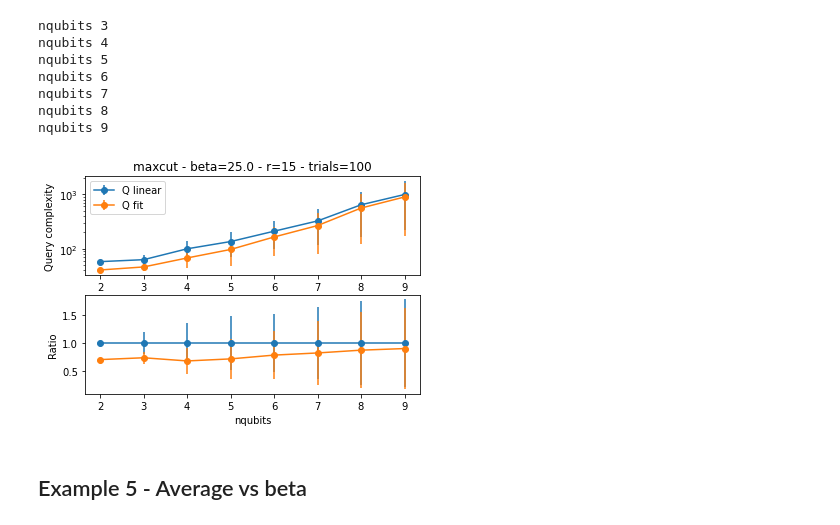
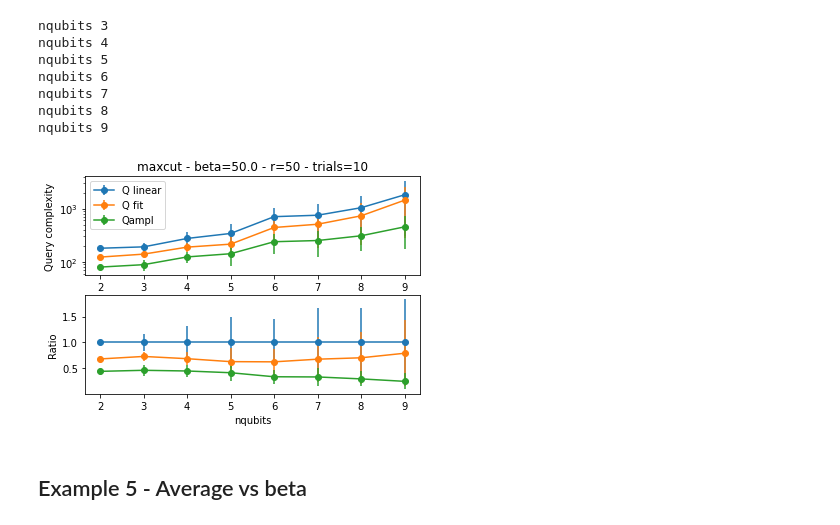
Before and after one commit to scarrazza/QITE, a Jupyter notebook: crosscheck.ipynb, the cells around one changed output. Drawn from its saved outputs; the diff is of its cells as text; code cells hidden in the pictures.

Commit message:
adding reference non-frag quite complexity

```diff
--- a/crosscheck.ipynb
+++ b/crosscheck.ipynb
@@ -85,6 +85,12 @@ class FragmentedQuITE:
     def reference_query(self):
         """Return linear query prediction."""
         return self.compute_query(params=None, schedule=lambda t, _: t)
+
+    def reference_query_no_fragmentation(self):
+        Zbeta = np.sum(np.exp(-beta*self.energy))
+        Psbeta = Zbeta * np.exp(beta*self.lmin) / 2**self.n
+        Q = np.sqrt(1/Psbeta) * self.query(beta, 1, self.eps)
+        return Q
 # %% [markdown]
 ## Example
 # %%
@@ -351,23 +357,25 @@ Cross-check: 73.69413618644278
 # %% [markdown]
 ## Example 4 - Average vs qubits
 # %%
-ntrials = 100
+ntrials = 10
 
 # setup
-r = 15
-beta = 25
+r = 50
+beta = 50
 
 qref = []
 qopt = []
+qampl = []
 
 for nqubits in range(2, 10):
     print('nqubits', nqubits)
     qref.append(np.zeros(ntrials))
     qopt.append(np.zeros(ntrials))
-
+    qampl.append(np.zeros(ntrials))
     for nt in range(ntrials):
         model = FragmentedQuITE(maxcut(nqubits, norm=40.0, random_graph=True), r, beta, Qu)
         reference = model.reference_query()
+        qampl_reference = model.reference_query_no_fragmentation()
 
         def myschedule(t, params):
             f = sum(p * t ** (i + 2) for i, p in enumerate(params))
@@ -380,6 +388,7 @@ for nqubits in range(2, 10):
                                         method='COBYLA', options={'maxiter':50000})
         qref[nqubits-2][nt] = reference
         qopt[nqubits-2][nt] = result
+        qampl[nqubits-2][nt] = qampl_reference
 # %% [output]
 nqubits 2
 nqubits 3
@@ -392,22 +401,26 @@ nqubits 9
 # %%
 fig, axs = plt.subplots(2)
 axs[0].set_title('maxcut - beta=%.1f - r=%d - trials=%d' % (beta, r, ntrials))
 axs[0].errorbar(range(2,10), np.mean(qref, axis=1),
              yerr=np.std(qref, axis=1), marker='o', label='Q linear')
-axs[0].errorbar(range(2,10), np.mean(qopt, axis=1),
-             yerr=np.std(qopt, axis=1), marker='o', label='Q fit')
+axs[0].errorbar(range(2,10), np.nanmean(qopt, axis=1),
+             yerr=np.nanstd(qopt, axis=1), marker='o', label='Q fit')
+axs[0].errorbar(range(2,10), np.nanmean(qampl, axis=1),
+             yerr=np.nanstd(qampl, axis=1), marker='o', label='Qampl')
 axs[0].set_yscale('log')
 axs[0].legend();
 axs[0].set_ylabel('Query complexity')
 axs[1].errorbar(range(2,10), np.mean(qref, axis=1)/np.mean(qref, axis=1),
              yerr=np.std(qref, axis=1)/np.mean(qref, axis=1), marker='o')
-axs[1].errorbar(range(2,10), np.mean(qopt, axis=1)/np.mean(qref, axis=1),
-             yerr=np.std(qopt, axis=1)/np.mean(qref, axis=1), marker='o')
+axs[1].errorbar(range(2,10), np.nanmean(qopt, axis=1)/np.mean(qref, axis=1),
+             yerr=np.nanstd(qopt, axis=1)/np.mean(qref, axis=1), marker='o')
+axs[1].errorbar(range(2,10), np.nanmean(qampl, axis=1)/np.mean(qref, axis=1),
+             yerr=np.nanstd(qampl, axis=1)/np.mean(qref, axis=1), marker='o')
 axs[1].set_xlabel('nqubits')
 axs[1].set_ylabel('Ratio');
 plt.savefig('avg_maxcut_beta%d_r%d_pol5.png' % (beta, r), bbox_inches='tight')
 # %% [output]
-[figure, old version]
+[figure, new version]
 # %% [markdown]
 ## Example 5 - Average vs beta
 # %%
```
Also changed, not shown: parts of 2 cells of this notebook.
